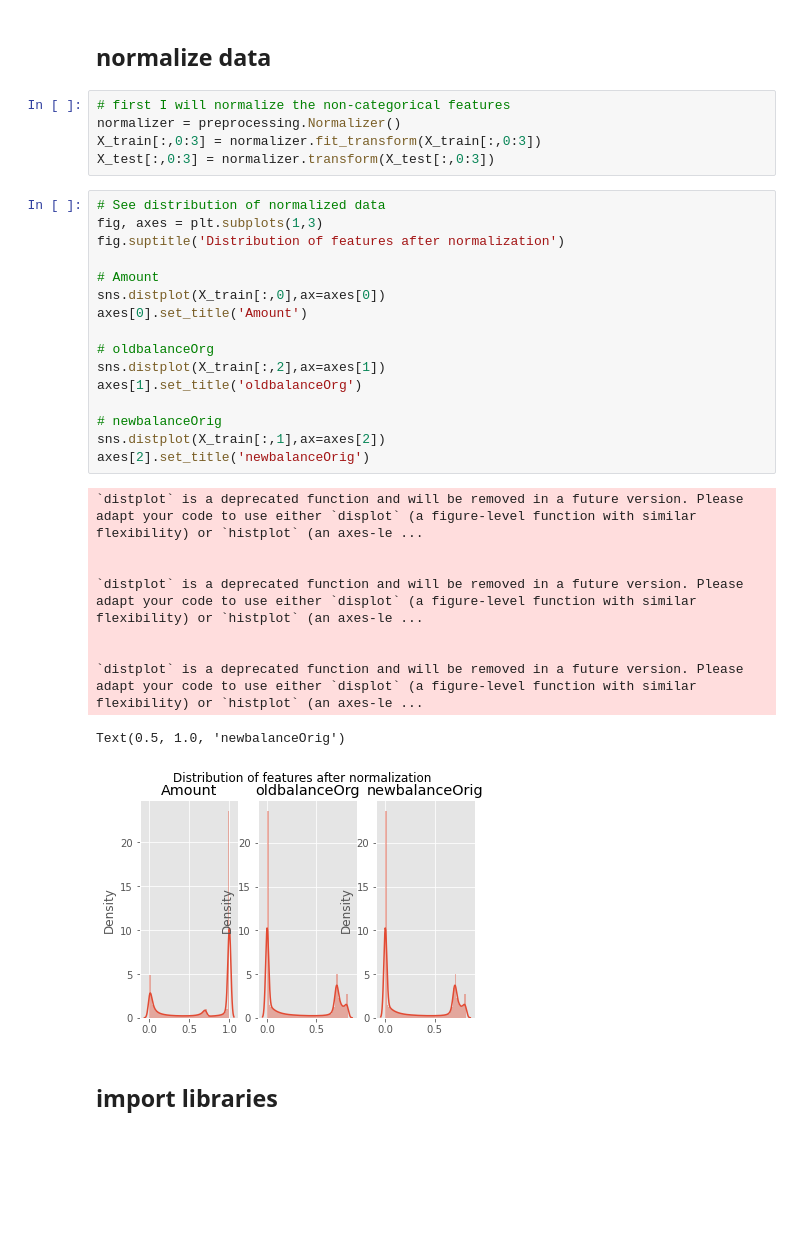
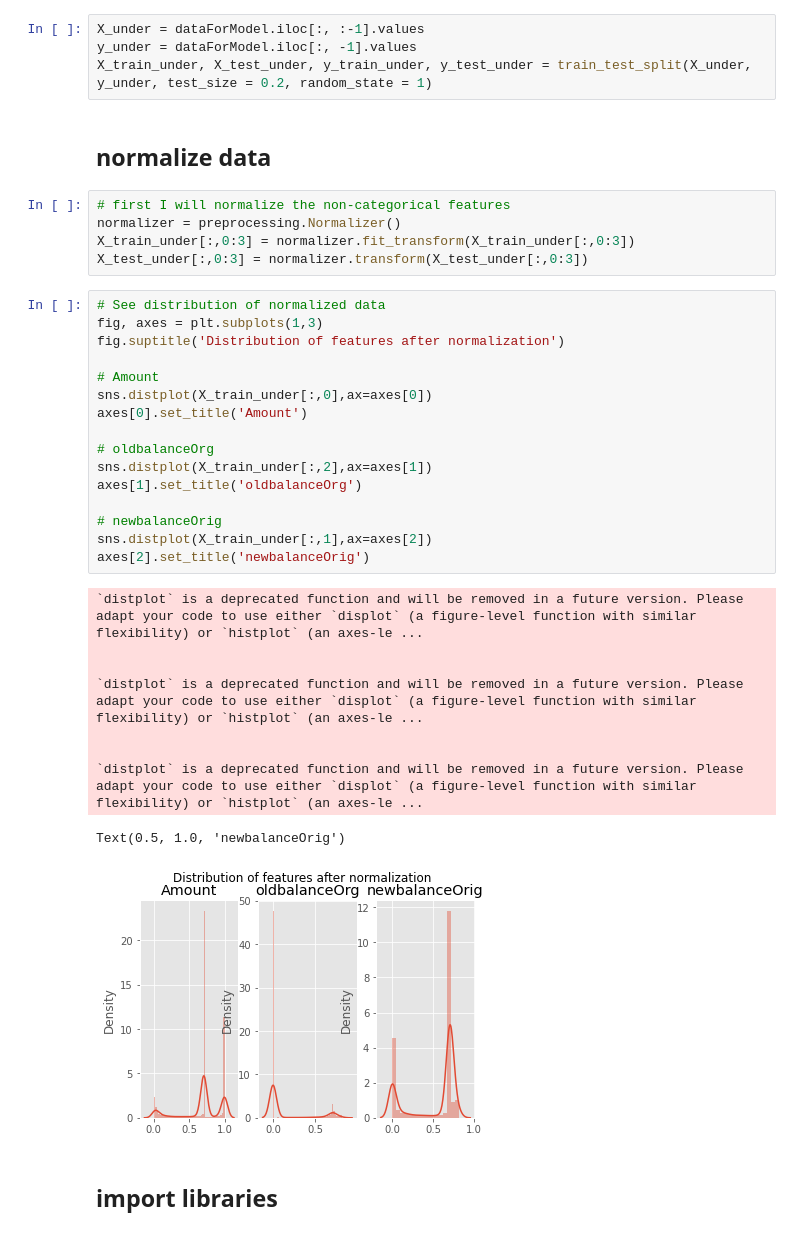
Before and after one commit to yazanattar99/creditCardFraudDetection, a Jupyter notebook: src/main.ipynb, the cells around one changed output. Drawn from its saved outputs; the diff is of its cells as text; blank space fills up the shorter version.

Commit message:
Tested KNN on undersampled data

```diff
--- a/src/main.ipynb
+++ b/src/main.ipynb
@@ -242,36 +209,40 @@ Now we have a balanced dataset with respect to the target class 'isFraud', and a
+# %%
+X_under = dataForModel.iloc[:, :-1].values
+y_under = dataForModel.iloc[:, -1].values
+X_train_under, X_test_under, y_train_under, y_test_under = train_test_split(X_under, y_under, test_size = 0.2, random_state = 1)
 # %% [markdown]
 ## normalize data
 # %%
 # first I will normalize the non-categorical features
 normalizer = preprocessing.Normalizer()
-X_train[:,0:3] = normalizer.fit_transform(X_train[:,0:3])
-X_test[:,0:3] = normalizer.transform(X_test[:,0:3])
+X_train_under[:,0:3] = normalizer.fit_transform(X_train_under[:,0:3])
+X_test_under[:,0:3] = normalizer.transform(X_test_under[:,0:3])
 # %%
 # See distribution of normalized data
 fig, axes = plt.subplots(1,3)
 fig.suptitle('Distribution of features after normalization')
 
 # Amount
-sns.distplot(X_train[:,0],ax=axes[0])
+sns.distplot(X_train_under[:,0],ax=axes[0])
 axes[0].set_title('Amount')
 
 # oldbalanceOrg
-sns.distplot(X_train[:,2],ax=axes[1])
+sns.distplot(X_train_under[:,2],ax=axes[1])
 axes[1].set_title('oldbalanceOrg')
 
 # newbalanceOrig
-sns.distplot(X_train[:,1],ax=axes[2])
+sns.distplot(X_train_under[:,1],ax=axes[2])
 axes[2].set_title('newbalanceOrig')
 # %% [output]
 `distplot` is a deprecated function and will be removed in a future version. Please adapt your code to use either `displot` (a figure-level function with similar flexibility) or `histplot` (an axes-le ...
 
 
 `distplot` is a deprecated function and will be removed in a future version. Please adapt your code to use either `displot` (a figure-level function with similar flexibility) or `histplot` (an axes-le ...
 
 
 `distplot` is a deprecated function and will be removed in a future version. Please adapt your code to use either `displot` (a figure-level function with similar flexibility) or `histplot` (an axes-le ...
 Text(0.5, 1.0, 'newbalanceOrig')
-[figure, old version]
+[figure, new version]
 # %% [markdown]
 ## import libraries
 # %%
```
Also changed, not shown: parts of 17 cells of this notebook.
